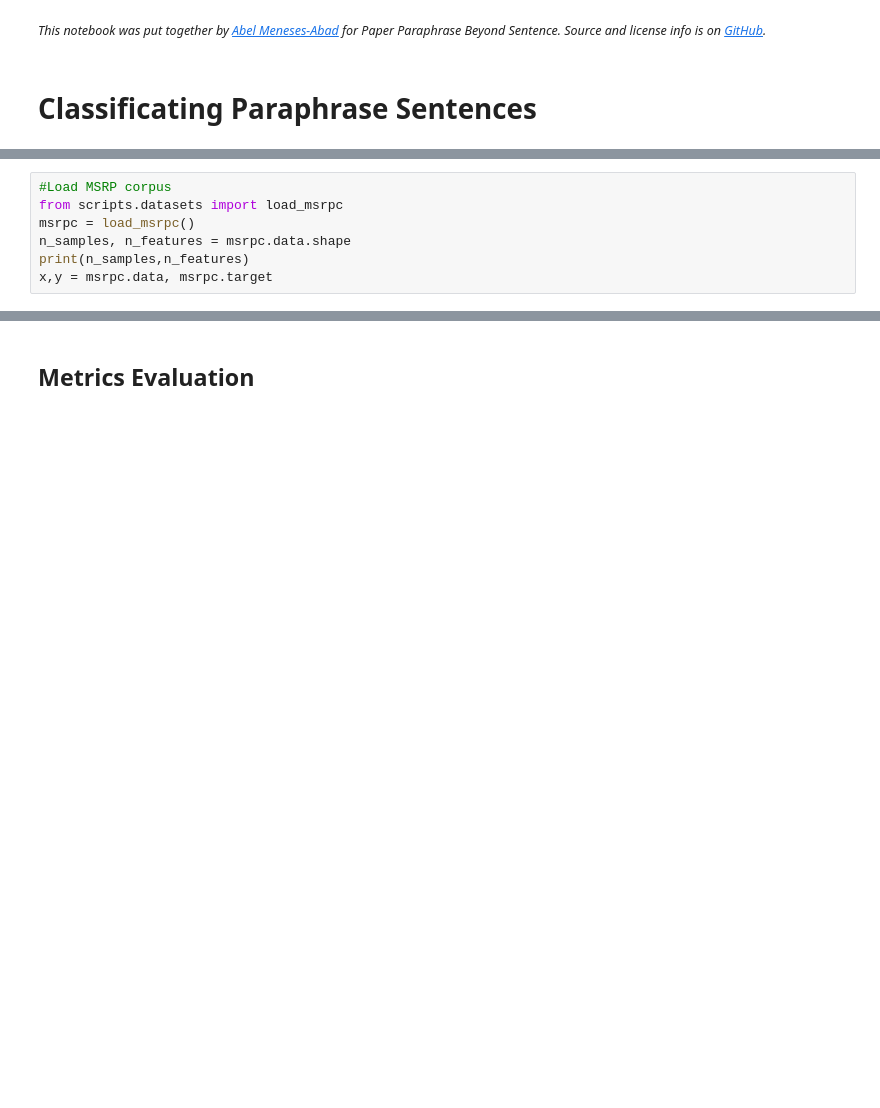
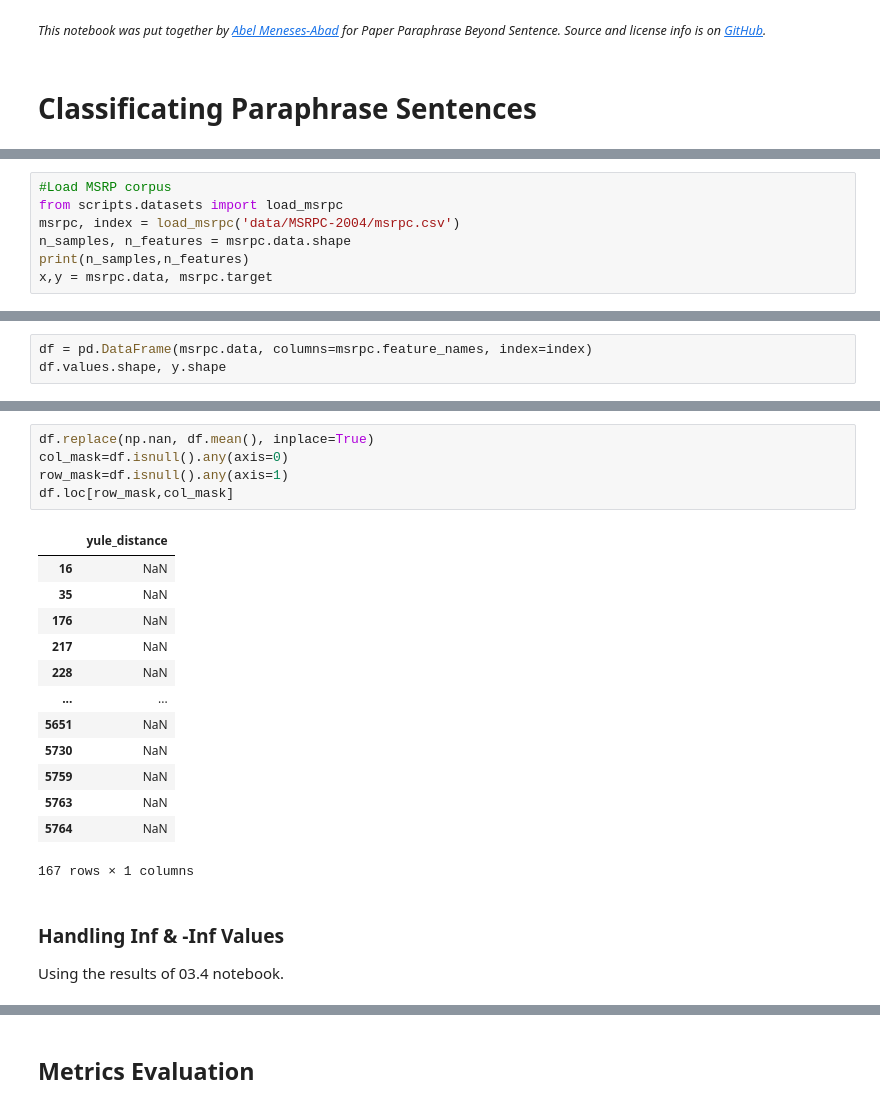
Before and after one commit to sorice/2017paraphrasebsent, a Jupyter notebook: 04.1-Classification.ipynb, the cells around one changed output, grey strips where cells are left out. Drawn from its saved outputs; the diff is of its cells as text; blank space fills up the shorter version.

```diff
--- a/04.1-Classification.ipynb
+++ b/04.1-Classification.ipynb
@@ -11,7 +14,7 @@ Populating the interactive namespace from numpy and matplotlib
 # %%
 #Load MSRP corpus
 from scripts.datasets import load_msrpc
-msrpc = load_msrpc()
+msrpc, index = load_msrpc('data/MSRPC-2004/msrpc.csv')
 n_samples, n_features = msrpc.data.shape
 print(n_samples,n_features)
 x,y = msrpc.data, msrpc.target
@@ -21,0 +25,3 @@ x,y = msrpc.data, msrpc.target
+# %%
+df = pd.DataFrame(msrpc.data, columns=msrpc.feature_names, index=index)
+df.values.shape, y.shape
@@ -21,0 +36,23 @@ x,y = msrpc.data, msrpc.target
+# %%
+df.replace(np.nan, df.mean(), inplace=True)
+col_mask=df.isnull().any(axis=0)
+row_mask=df.isnull().any(axis=1)
+df.loc[row_mask,col_mask]
+# %% [output]
+|  | yule_distance |
+| 16 | NaN |
+| 35 | NaN |
+| 176 | NaN |
+| 217 | NaN |
+| 228 | NaN |
+| ... | ... |
+| 5651 | NaN |
+| 5730 | NaN |
+| 5759 | NaN |
+| 5763 | NaN |
+| 5764 | NaN |
+167 rows × 1 columns
+# %% [markdown]
+### Handling Inf & -Inf Values
+
+Using the results of 03.4 notebook.
```
Also changed, not shown: parts of 26 cells of this notebook, 1 other file.
